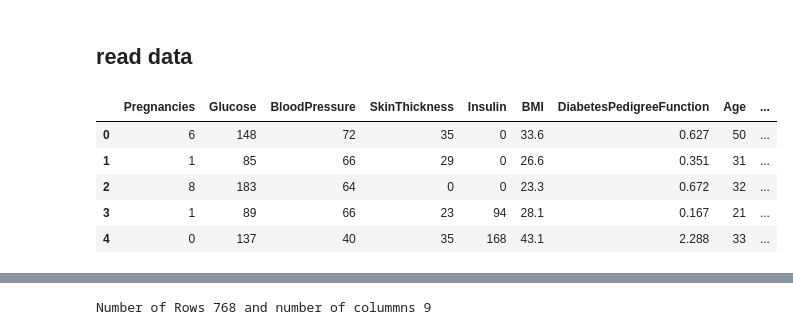
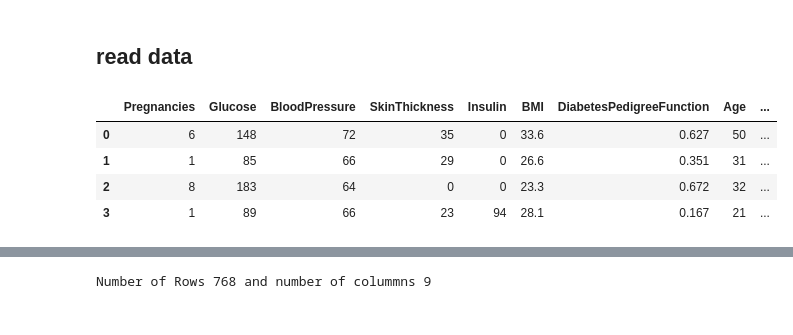
Before and after one commit to kareemmohamedowais/Diabetes_Prediction_ML-Laravel, a Jupyter notebook: Ml_PRO/Project_ML.ipynb, the cells around one changed output, grey strips where cells are left out. Cells and saved outputs as stored; diff of their text form; code cells hidden in the pictures.

```diff
--- a/Ml_PRO/Project_ML.ipynb
+++ b/Ml_PRO/Project_ML.ipynb
@@ -25,11 +25,10 @@ from sklearn.metrics import accuracy_score, confusion_matrix
 ## read data
 # %%
 data=pd.read_csv("diabetes.csv")
-data.head()
+data.head(4)
 # %% [output]
 |  | Pregnancies | Glucose | BloodPressure | SkinThickness | Insulin | BMI | DiabetesPedigreeFunction | Age | ... |
 | 0 | 6 | 148 | 72 | 35 | 0 | 33.6 | 0.627 | 50 | ... |
 | 1 | 1 | 85 | 66 | 29 | 0 | 26.6 | 0.351 | 31 | ... |
 | 2 | 8 | 183 | 64 | 0 | 0 | 23.3 | 0.672 | 32 | ... |
 | 3 | 1 | 89 | 66 | 23 | 94 | 28.1 | 0.167 | 21 | ... |
-| 4 | 0 | 137 | 40 | 35 | 168 | 43.1 | 2.288 | 33 | ... |
```
Also changed, not shown: parts of 14 cells of this notebook, 5 other files.
